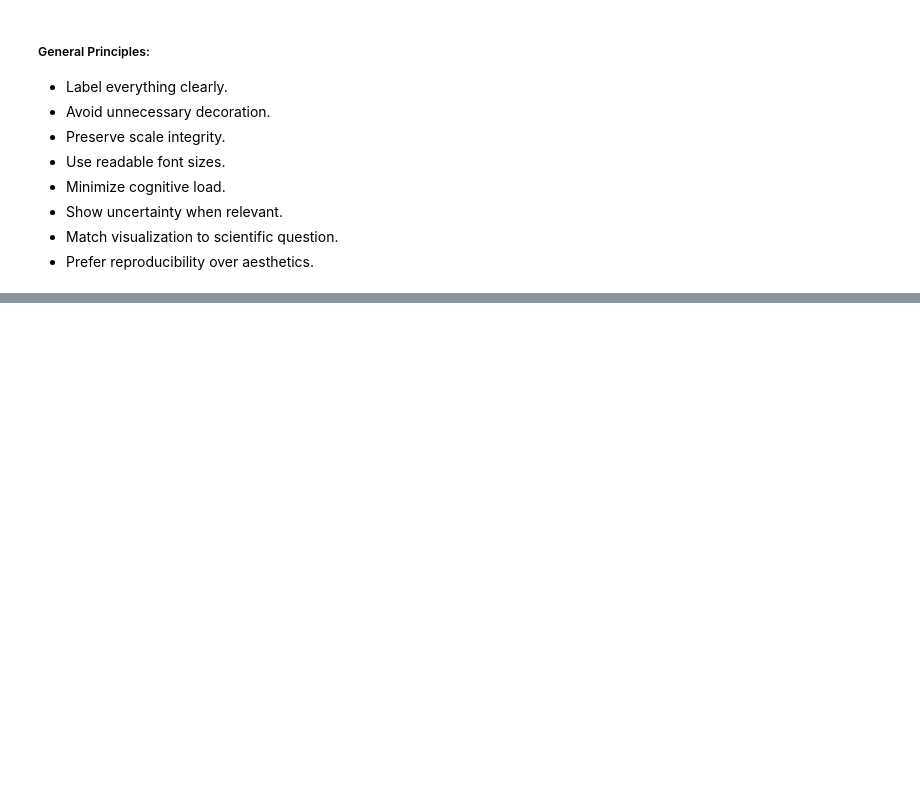
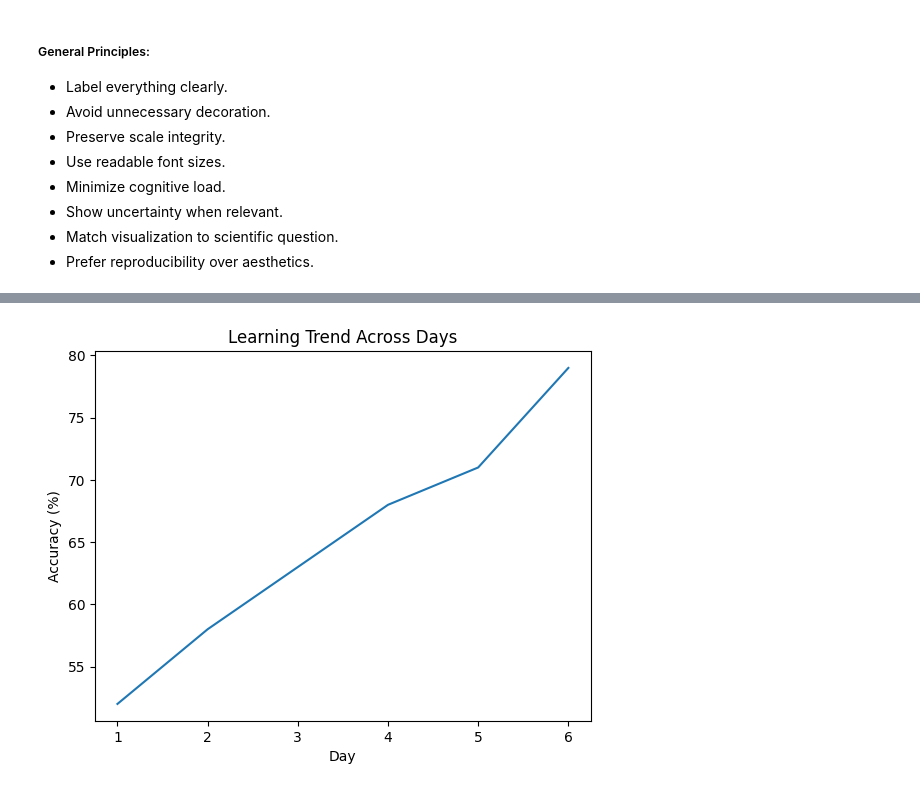
Before and after one commit to erfanjaripour/computational-cognitive-science-training, a Jupyter notebook: Visualization_Practices/Practice01_Foundations_Visualization.ipynb, the cells around one changed output, grey strips where cells are left out. Drawn from its saved outputs; the diff is of its cells as text; code cells hidden in the pictures; blank space fills up the shorter version.

```diff
--- a/Visualization_Practices/Practice01_Foundations_Visualization.ipynb
+++ b/Visualization_Practices/Practice01_Foundations_Visualization.ipynb
@@ -249,0 +260,13 @@ Problems:
+# %%
+days = [1, 2, 3, 4, 5, 6]
+accuracy = [52, 58, 63, 68, 71, 79]
+
+plt.plot(days, accuracy)
+
+plt.xlabel("Day")
+plt.ylabel("Accuracy (%)")
+plt.title("Learning Trend Across Days")
+
+plt.show()
+# %% [output]
+[figure, added]
```
Also changed, not shown: parts of 16 cells of this notebook.
